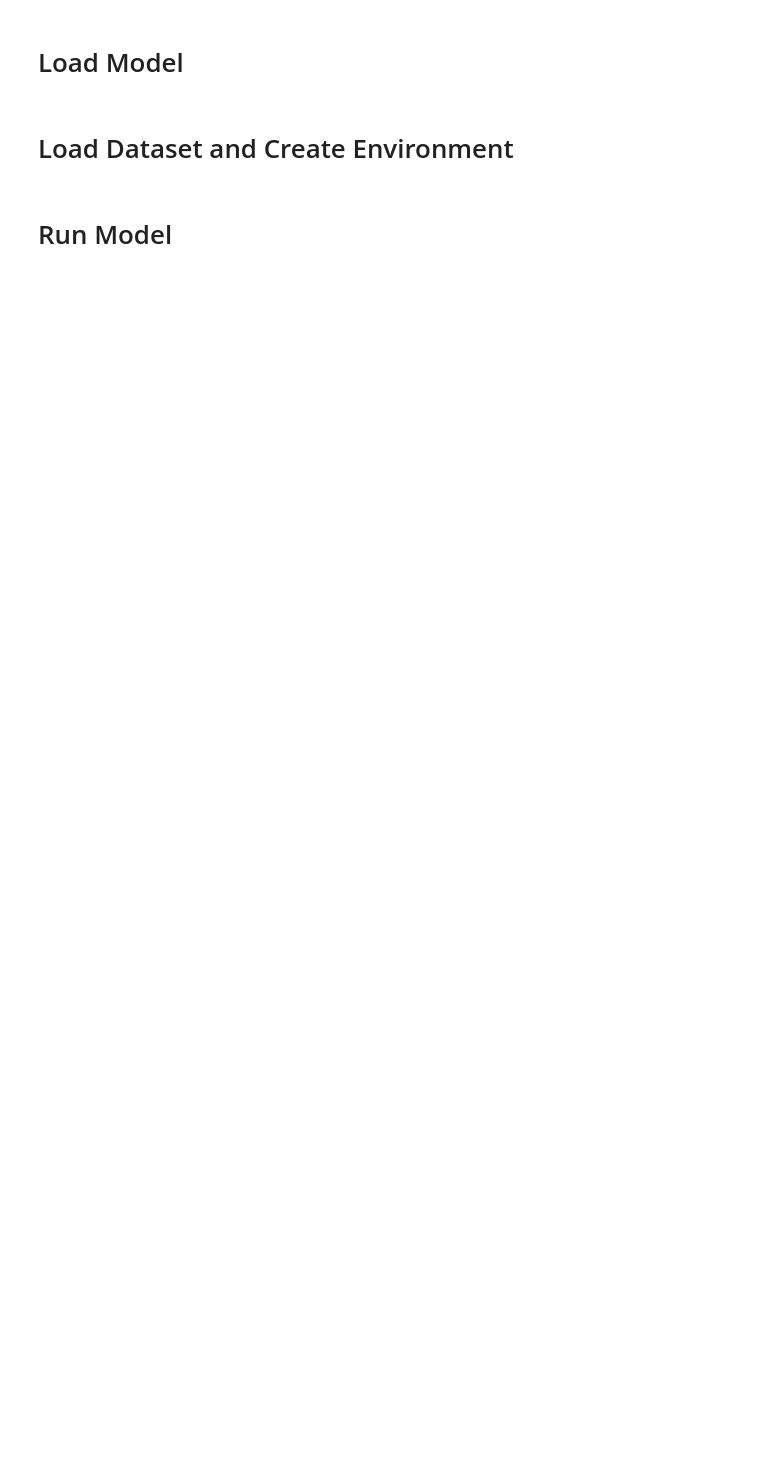
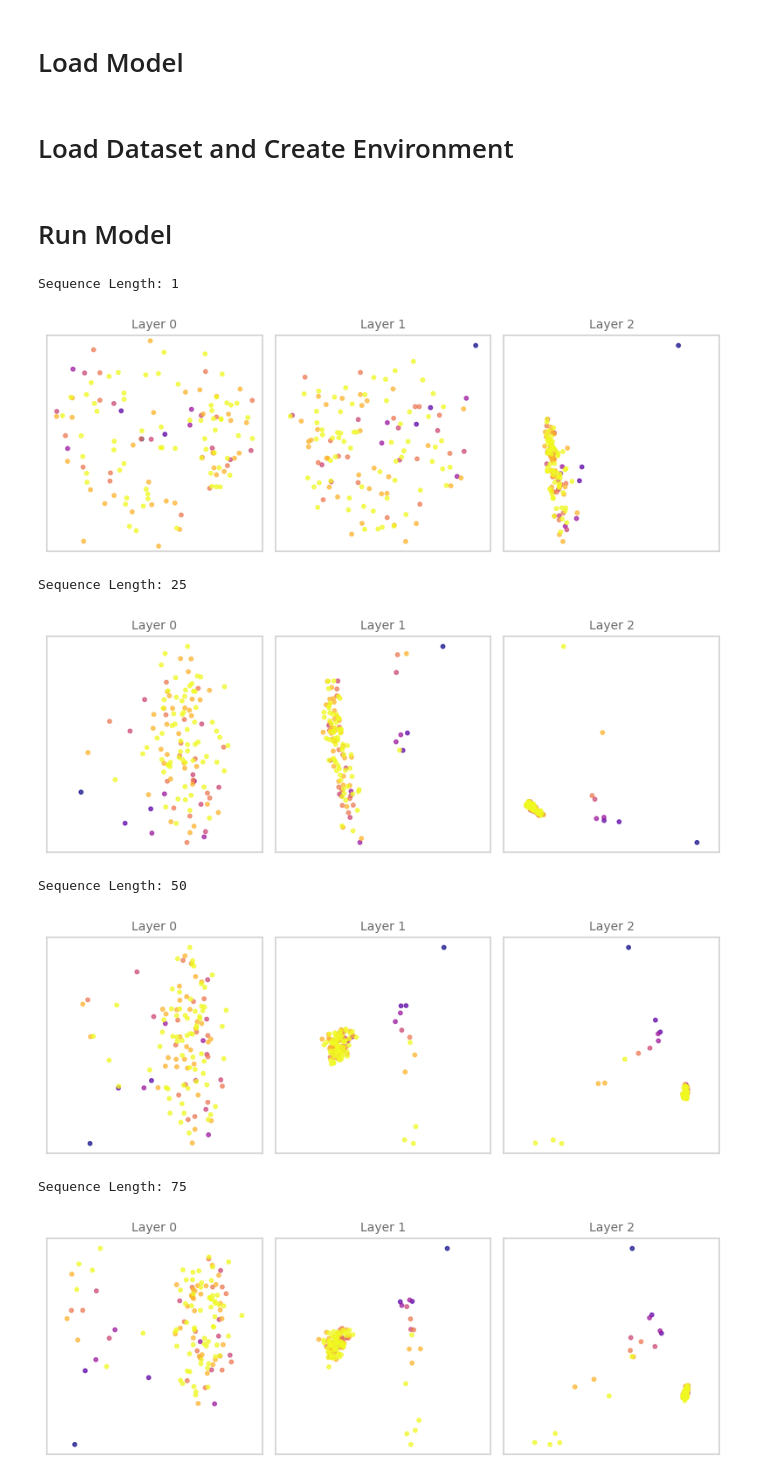
Before and after one commit to chingf/icl-maze, a Jupyter notebook: notebooks/03_representation_structure.ipynb, the cells around one changed output. Saved outputs shown, nothing was run; the diff lists cells and outputs as text; code cells hidden in the pictures; blank space fills up the shorter version.

```diff
--- a/notebooks/03_representation_structure.ipynb
+++ b/notebooks/03_representation_structure.ipynb
@@ -87,7 +95,7 @@ env_config = {
     'initialization_seed': np.array(traj['initialization_seed']).item()
 }
 # %%
-env = EvalTrees().create_env(env_config, np.array(traj['goal']), i_eval)
+env = EvalCntrees().create_env(env_config, np.array(traj['goal']), i_eval)
 # %% [markdown]
 # Run Model
 # %%
@@ -135,3 +143,24 @@ for state_feature in state_features:
 
 true_dist_matrix = np.array(true_dist_matrix)
 true_dist_matrix = true_dist_matrix / true_dist_matrix.max()
+# %%
+dist_func = lambda data: squareform(pdist(data, metric='correlation'))
+#dist_func = lambda data: squareform(pdist(data))
+
+def get_dist_metric(hidden_states, true_dist_matrix):
+    diffs = []
+    dist_matrices = []
+    for layer in range(len(hidden_states)):
+        X = torch.stack(hidden_states[layer])
+        X = X.detach().cpu().numpy().squeeze()  # (states, sequence length, hidden dim)
+        data = X[:, -1, :]  # Response when given last (query) token
+        representation_dist_matrix = dist_func(data)
+        # Clip to 99th percentile
+        clip_val = np.percentile(representation_dist_matrix, 99)
+        representation_dist_matrix = np.clip(representation_dist_matrix, None, clip_val)
+        representation_dist_matrix = representation_dist_matrix / representation_dist_matrix.max()
+        mask = np.triu(np.ones_like(representation_dist_matrix), k=1).astype(bool)
+        diff = np.abs(true_dist_matrix - representation_dist_matrix)
+        diffs.append(np.mean(diff[mask]))
+        dist_matrices.append(representation_dist_matrix)
+    return diffs, dist_matrices
@@ -137,0 +196,30 @@ true_dist_matrix = true_dist_matrix / true_dist_matrix.max()
+# %%
+dist_results = {
+    'seq_length': [],
+    'layer': [],
+    'diff': []
+}
+seq_lengths = [1, 25, 50, 75, 100, 250, 500, 750, 1000]
+for seq_length in seq_lengths:
+    print(f'Sequence Length: {seq_length}')
+    hidden_states = run_model(traj, model, state_features, seq_length)
+    make_pca_plots(hidden_states)
+    diffs, dist_matrices = get_dist_metric(hidden_states, true_dist_matrix)
+    dist_results['seq_length'].extend([seq_length] * model.n_layer)
+    dist_results['layer'].extend(range(model.n_layer))
+    dist_results['diff'].extend(diffs)
+
+    # Clear GPU memory
+    del hidden_states
+    torch.cuda.empty_cache()
+
+dist_results = pd.DataFrame(dist_results)
+# %% [output]
+Sequence Length: 1
+[figure, added]
+Sequence Length: 25
+[figure, added]
+Sequence Length: 50
+[figure, added]
+Sequence Length: 75
+[figure, added]
```
Also changed, not shown: parts of 16 cells of this notebook, 5 other files.
